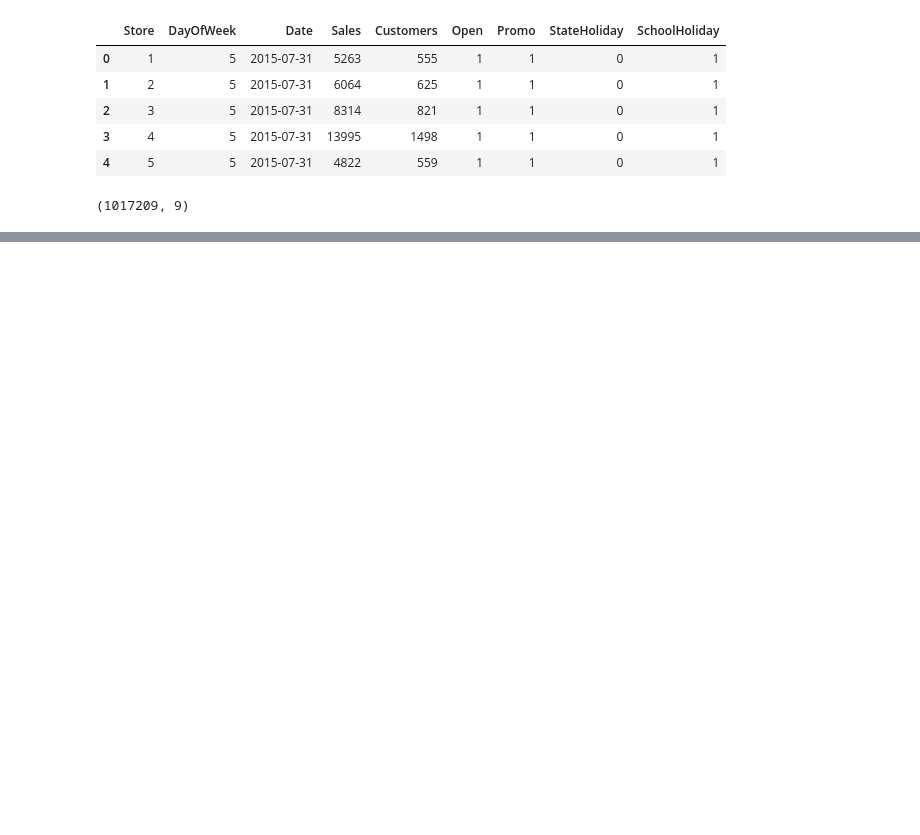
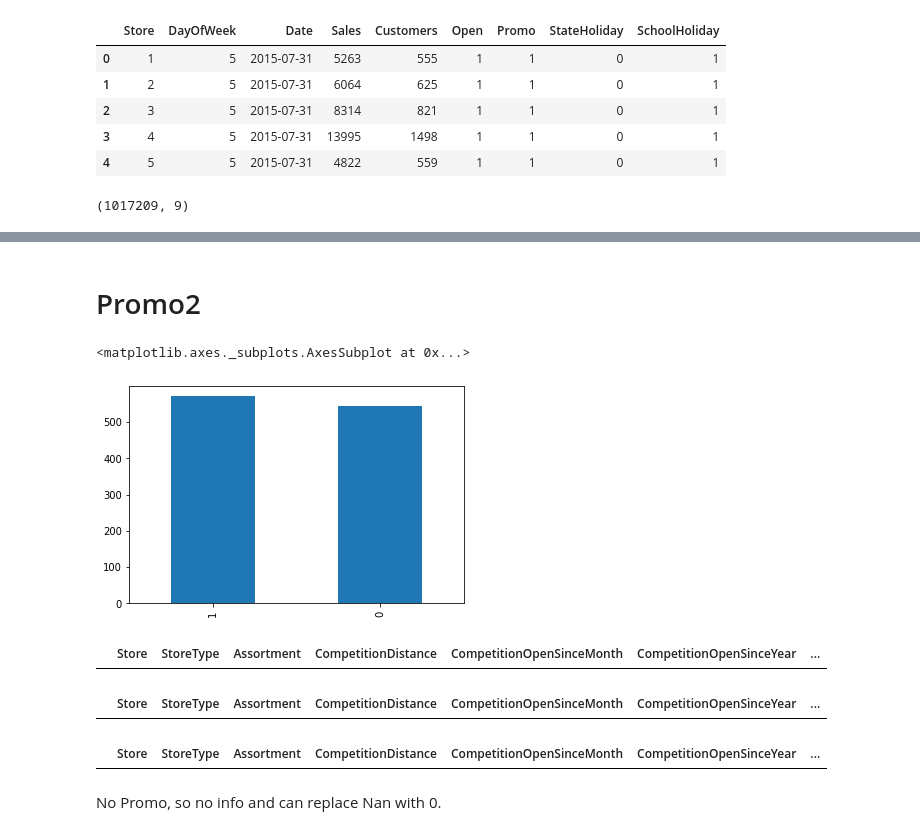
Before and after one commit to AruneshTamboli/Sales-Prediction-Predicting-sales-of-a-major-store-chain-Rossmann, a Jupyter notebook: Copy_of_Rossmann_Sales_Prediction_Capstone_Project.ipynb, the cells around one changed output, grey strips where cells are left out. Cells and saved outputs as stored; diff of their text form; code cells hidden in the pictures; blank space fills up the shorter version.

```diff
--- a/Copy_of_Rossmann_Sales_Prediction_Capstone_Project.ipynb
+++ b/Copy_of_Rossmann_Sales_Prediction_Capstone_Project.ipynb
@@ -68,0 +134,22 @@ Sales_df.shape
+# %% [markdown]
+# Promo2
+# %%
+store_df['Promo2'].value_counts().plot(kind='bar')
+# %% [output]
+<matplotlib.axes._subplots.AxesSubplot at 0x...>
+[figure, added]
+# %%
+# Check if Store participating in Promo and if no info for week, Year and Interval
+store_df[(store_df['Promo2'] == 1) & (store_df['Promo2SinceWeek'].isna()) ]
+# %% [output]
+|  | Store | StoreType | Assortment | CompetitionDistance | CompetitionOpenSinceMonth | CompetitionOpenSinceYear | ... |
+# %%
+store_df[(store_df['Promo2'] == 1) & (store_df['Promo2SinceYear'].isna()) ]
+# %% [output]
+|  | Store | StoreType | Assortment | CompetitionDistance | CompetitionOpenSinceMonth | CompetitionOpenSinceYear | ... |
+# %%
+store_df[(store_df['Promo2'] == 1) & (store_df['PromoInterval'].isna()) ]
+# %% [output]
+|  | Store | StoreType | Assortment | CompetitionDistance | CompetitionOpenSinceMonth | CompetitionOpenSinceYear | ... |
+# %% [markdown]
+No Promo, so no info and can replace Nan with 0.
```
Also changed, not shown: parts of 18 cells of this notebook.
